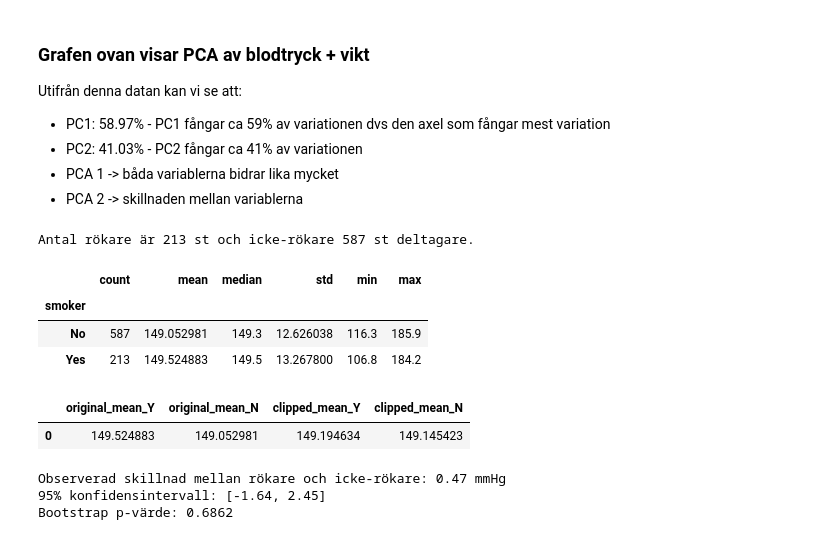
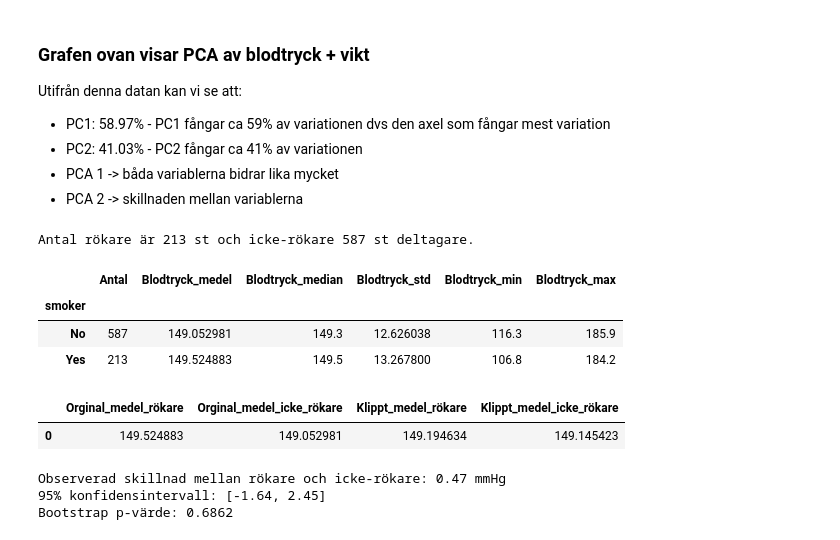
Before and after one commit to MagdalenaPersson/health-study, a Jupyter notebook: report.ipynb, the cells around one changed output. Drawn from its saved outputs; the diff is of its cells as text; code cells hidden in the pictures.

```diff
--- a/report.ipynb
+++ b/report.ipynb
@@ -200,14 +200,23 @@ Utifrån denna datan kan vi se att:
 # %%
 s_yes = (df["smoker"] == "Yes").sum()
 s_no = len(df) - s_yes
 
 print(f"Antal rökare är {s_yes} st och icke-rökare {s_no} st deltagare.")
 
-smoker_stats = df.groupby("smoker")["systolic_bp"].agg(["count", "mean", "median", "std", "min", "max"])
+smoker_stats = (
+    df.groupby("smoker").agg(
+        Antal=("systolic_bp", "count"),
+        Blodtryck_medel=("systolic_bp", "mean"),
+        Blodtryck_median=("systolic_bp", "median"),
+        Blodtryck_std=("systolic_bp", "std"),
+        Blodtryck_min=("systolic_bp", "min"),
+        Blodtryck_max=("systolic_bp", "max")
+    )
+)
 smoker_stats
 # %% [output]
 Antal rökare är 213 st och icke-rökare 587 st deltagare.
-|  | count | mean | median | std | min | max |
+|  | Antal | Blodtryck_medel | Blodtryck_median | Blodtryck_std | Blodtryck_min | Blodtryck_max |
 | smoker |  |  |  |  |  |  |
 | No | 587 | 149.052981 | 149.3 | 12.626038 | 116.3 | 185.9 |
 | Yes | 213 | 149.524883 | 149.5 | 13.267800 | 106.8 | 184.2 |
@@ -216,15 +225,15 @@ low, high = df["systolic_bp"].quantile([0.01, 0.99])
 clipped = df[(df["systolic_bp"] >= low) & (df["systolic_bp"] <= high)]
 
 compare_means = pd.DataFrame({
-    "original_mean_Y": [df.loc[df.smoker == "Yes", "systolic_bp"].mean()],
-    "original_mean_N": [df.loc[df.smoker == "No", "systolic_bp"].mean()],
-    "clipped_mean_Y": [clipped.loc[clipped.smoker == "Yes", "systolic_bp"].mean()],
-    "clipped_mean_N": [clipped.loc[clipped.smoker == "No", "systolic_bp"].mean()]
+    "Orginal_medel_rökare": [df.loc[df.smoker == "Yes", "systolic_bp"].mean()],
+    "Orginal_medel_icke_rökare": [df.loc[df.smoker == "No", "systolic_bp"].mean()],
+    "Klippt_medel_rökare": [clipped.loc[clipped.smoker == "Yes", "systolic_bp"].mean()],
+    "Klippt_medel_icke_rökare": [clipped.loc[clipped.smoker == "No", "systolic_bp"].mean()]
 })
 
 compare_means
 # %% [output]
-|  | original_mean_Y | original_mean_N | clipped_mean_Y | clipped_mean_N |
+|  | Orginal_medel_rökare | Orginal_medel_icke_rökare | Klippt_medel_rökare | Klippt_medel_icke_rökare |
 | 0 | 149.524883 | 149.052981 | 149.194634 | 149.145423 |
 # %%
 s_yes = df.loc[df["smoker"] == "Yes", "systolic_bp"].dropna().to_numpy()
```
Also changed, not shown: parts of 2 cells of this notebook, 2 other files.
